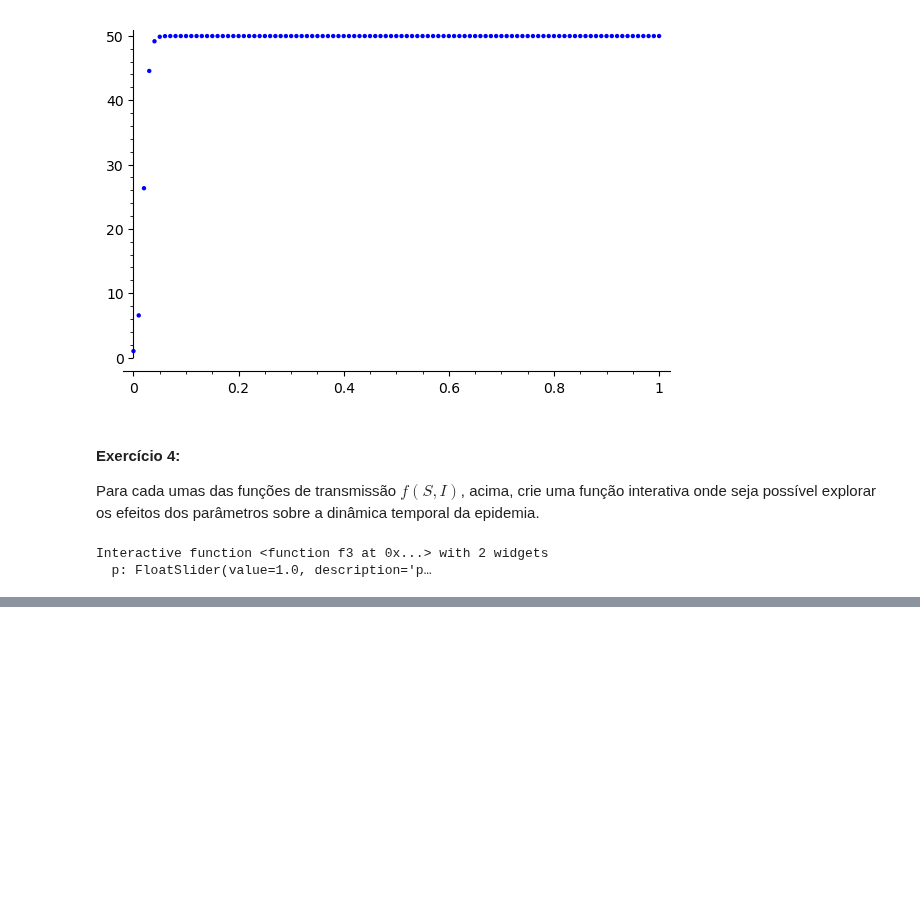
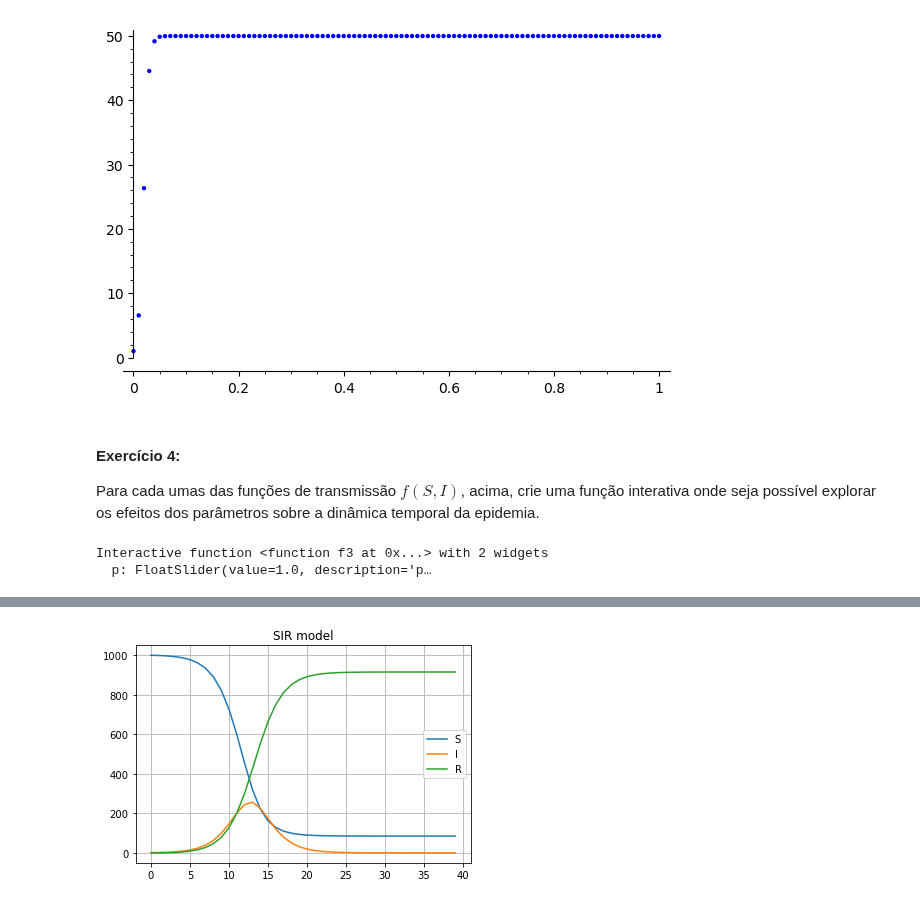
Before and after one commit to fccoelho/Modelagem-Matematica-IV, a Jupyter notebook: Planilhas Sage/Aula 5 - Epidemias (continuação).ipynb, the cells around one changed output, grey strips where cells are left out. Cells and saved outputs as stored; diff of their text form; code cells hidden in the pictures; blank space fills up the shorter version.

```diff
--- a/Planilhas Sage/Aula 5 - Epidemias (continuação).ipynb
+++ b/Planilhas Sage/Aula 5 - Epidemias (continuação).ipynb
@@ -74,0 +101,7 @@ Interactive function <function f3 at 0x...> with 2 widgets
+# %%
+dsir = DM.SIR()
+dsir([1000,1,0],(0,40),1000,{'beta':1.2, 'gamma': 0.5})
+# %%
+dsir.plot_traces()
+# %% [output]
+[figure, added]
```
Also changed, not shown: parts of 3 cells of this notebook, 1 other file.
